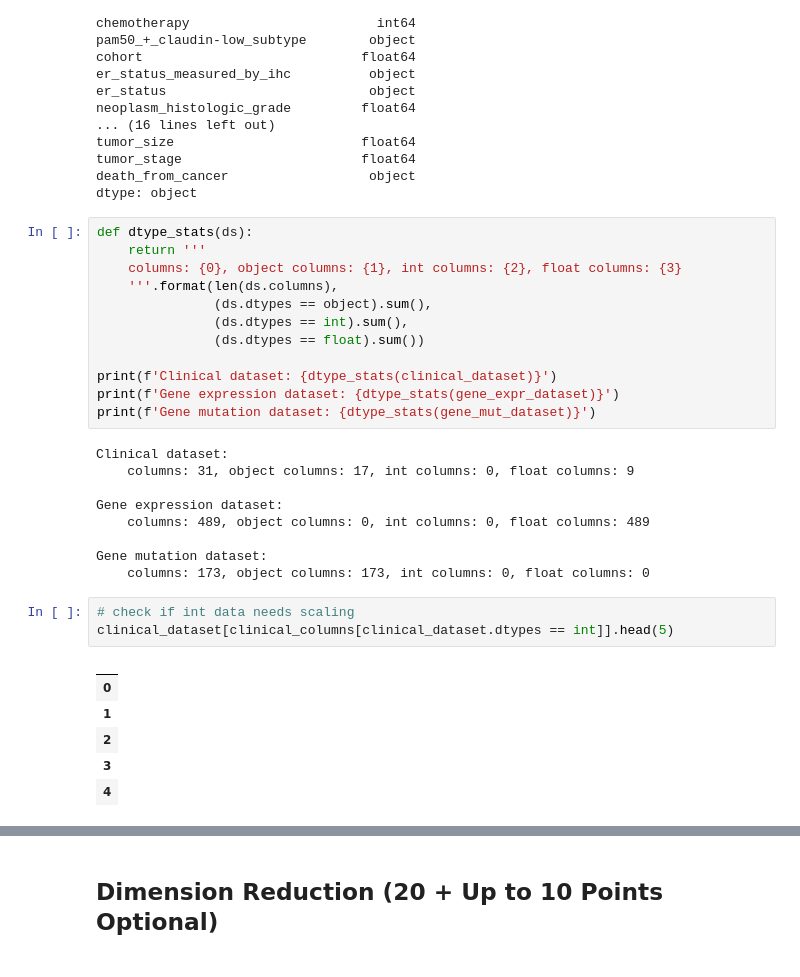
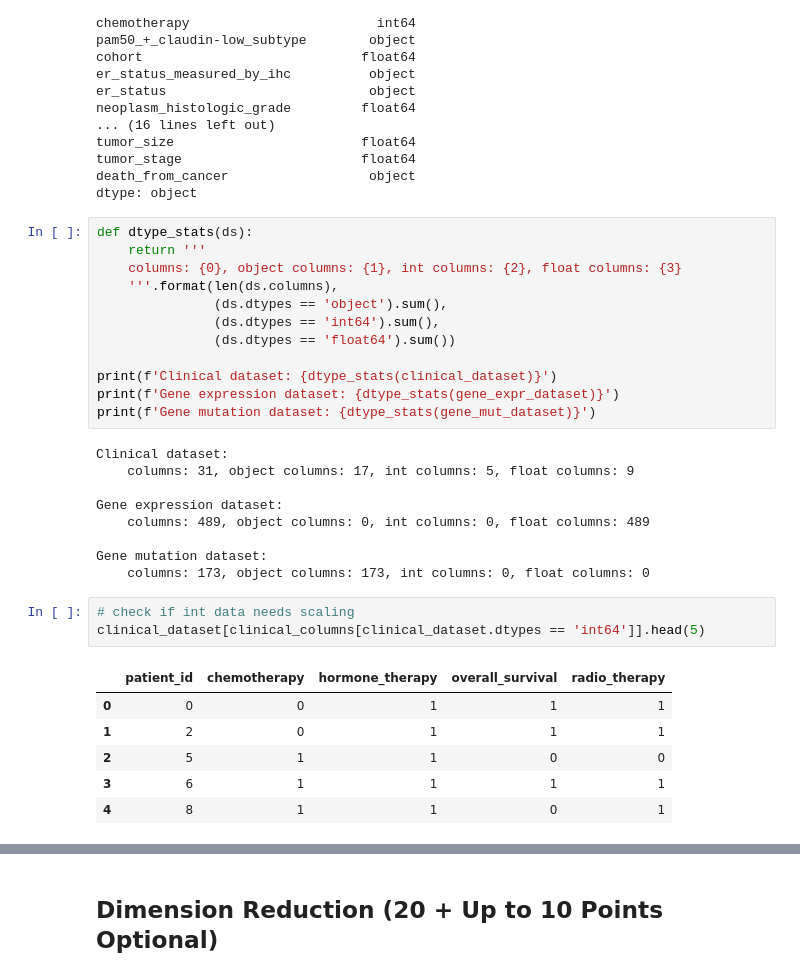
Before and after one commit to soligits/ml-final-project, a Jupyter notebook: ML_Project.ipynb, the cells around one changed output, grey strips where cells are left out. Cells and saved outputs as stored; diff of their text form.

```diff
--- a/ML_Project.ipynb
+++ b/ML_Project.ipynb
@@ -210,16 +211,16 @@ def dtype_stats(ds):
     return '''
     columns: {0}, object columns: {1}, int columns: {2}, float columns: {3}
     '''.format(len(ds.columns),
-               (ds.dtypes == object).sum(),
-               (ds.dtypes == int).sum(),
-               (ds.dtypes == float).sum())
+               (ds.dtypes == 'object').sum(),
+               (ds.dtypes == 'int64').sum(),
+               (ds.dtypes == 'float64').sum())
 
 print(f'Clinical dataset: {dtype_stats(clinical_dataset)}')
 print(f'Gene expression dataset: {dtype_stats(gene_expr_dataset)}')
 print(f'Gene mutation dataset: {dtype_stats(gene_mut_dataset)}')
 # %% [output]
 Clinical dataset:
-    columns: 31, object columns: 17, int columns: 0, float columns: 9
+    columns: 31, object columns: 17, int columns: 5, float columns: 9
 
 Gene expression dataset:
     columns: 489, object columns: 0, int columns: 0, float columns: 489
@@ -228,11 +229,11 @@ Gene mutation dataset:
     columns: 173, object columns: 173, int columns: 0, float columns: 0
 # %%
 # check if int data needs scaling
-clinical_dataset[clinical_columns[clinical_dataset.dtypes == int]].head(5)
+clinical_dataset[clinical_columns[clinical_dataset.dtypes == 'int64']].head(5)
 # %% [output]
-|  |
-| 0 |
-| 1 |
-| 2 |
-| 3 |
-| 4 |
+|  | patient_id | chemotherapy | hormone_therapy | overall_survival | radio_therapy |
+| 0 | 0 | 0 | 1 | 1 | 1 |
+| 1 | 2 | 0 | 1 | 1 | 1 |
+| 2 | 5 | 1 | 1 | 0 | 0 |
+| 3 | 6 | 1 | 1 | 1 | 1 |
+| 4 | 8 | 1 | 1 | 0 | 1 |
```
Also changed, not shown: parts of 24 cells of this notebook.
